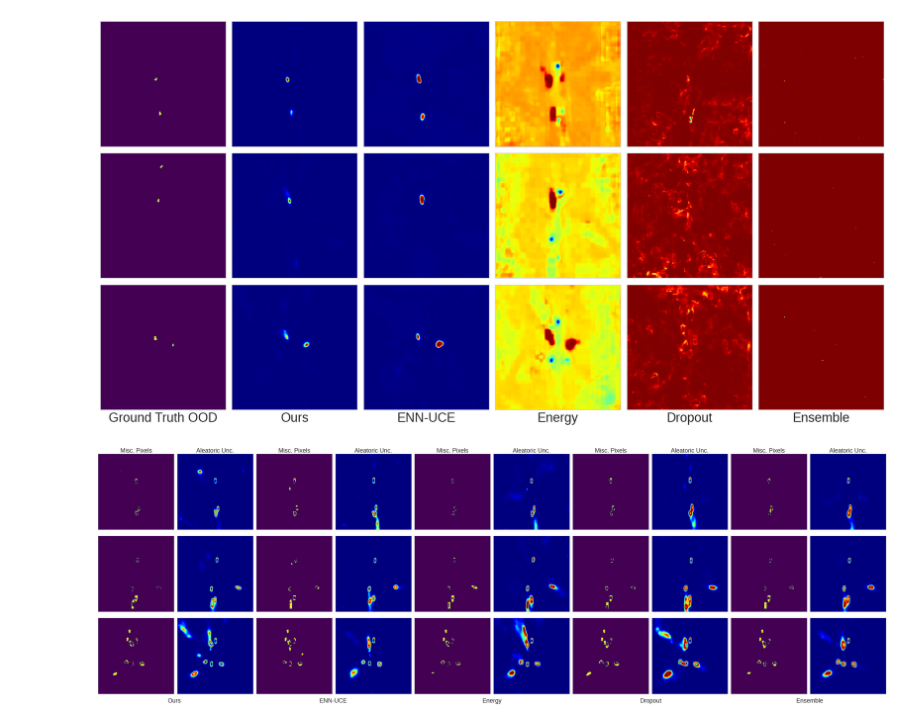
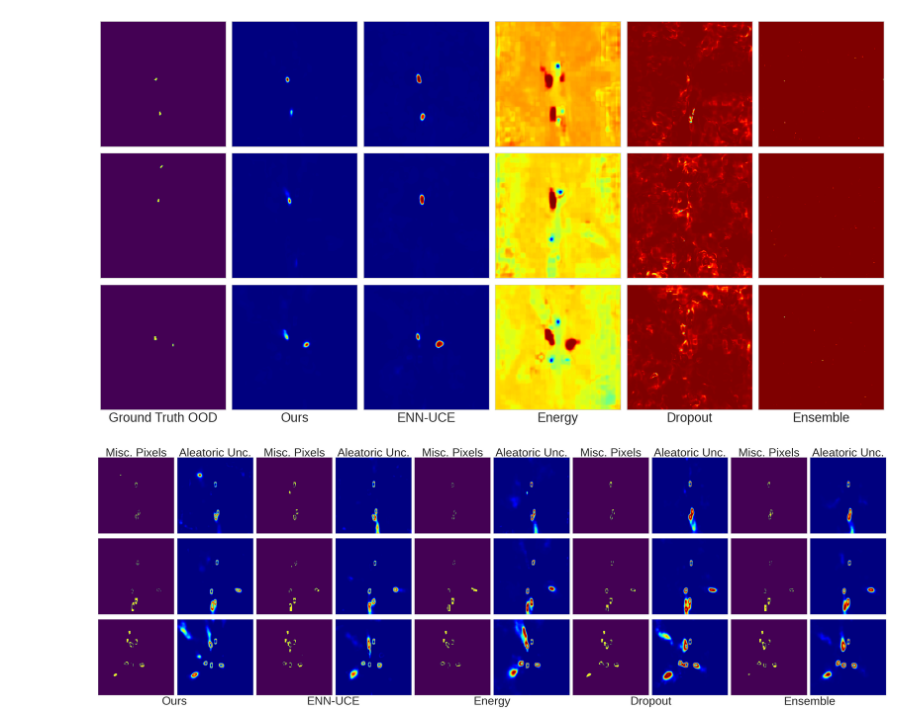
Before and after one commit to bluffish/ubev, a Jupyter notebook: notebooks/viz_kdd.ipynb, the cells around one changed output. Saved outputs shown, nothing was run; the diff lists cells and outputs as text; code cells hidden in the pictures.

```diff
--- a/notebooks/viz_kdd.ipynb
+++ b/notebooks/viz_kdd.ipynb
@@ -141,6 +141,7 @@ fig.savefig("ood.pdf", format="pdf")
 # %%
 fig, axs = plt.subplots(samples, nmodels*2, figsize=((nmodels*2) * size, size * (samples) + 1))
 fig.subplots_adjust(wspace=.05, hspace=.05)
+fsz = 42
 
 for ax in axs.flatten():
     ax.set_xticks([])
@@ -162,37 +163,37 @@ for i in range(samples):
         lmax = labels.argmax(dim=1)
         m = pmax.cpu() != lmax.cpu()
         axs[i, j * 2].imshow(m[0].cpu(), cmap="viridis")
         axs[i, j * 2 + 1].imshow(al[0, 0].cpu(), cmap='jet')
 
 
 for i in range(nmodels):
     axs[0, 2 * i].xaxis.set_label_position('top')
     axs[0, 2 * i + 1].xaxis.set_label_position('top')
-    axs[0, 2 * i].set_xlabel("Misc. Pixels", fontsize=22)
-    axs[0, 2 * i + 1].set_xlabel("Aleatoric Unc.", fontsize=22)
+    axs[0, 2 * i].set_xlabel("Misc. Pixels", fontsize=fsz)
+    axs[0, 2 * i + 1].set_xlabel("Aleatoric Unc.", fontsize=fsz)
 
 
 # axs[samples-1, 0].set_xlabel("UFCE VS ER Misclassified Pixels", fontsize=22)
 # axs[samples-1, 2].set_xlabel("UCE ENT VS ER", fontsize=22)
 # axs[samples-1, 4].set_xlabel("UFCE ER", fontsize=22)
 # axs[samples-1, 6].set_xlabel("UFCE", fontsize=22)
 # axs[samples-1, 8].set_xlabel("UCE", fontsize=22)
 n_labels = len(names)
 
 # Assuming `nmodels` is the number of models you have, and it dictates the column count
 # We calculate the midpoints based on subplot positions in the figure
 for i, text in enumerate(names):
     # Calculate midpoint position between subplots for the labels
     midpoint = ((2 * i + 1) / (2.0 * nmodels))  # Normalized units from 0 to 1
 
     # Use figure coordinates to place labels at the bottom, adjusting for tight_layout padding
-    fig.text(midpoint, 0, text, ha='center', va='center', fontsize=22)
+    fig.text(midpoint, 0, text, ha='center', va='center', fontsize=fsz)
 
 
 fig.tight_layout()
 fig.savefig("mis.pdf", format="pdf", bbox_inches='tight')
 # %% [output]
-[figure, old version]
+[figure, new version]
 # %%
 for i in range(100):
     images, intrinsics, extrinsics, labels, ood = nusc_data[i]
```
Also changed, not shown: 2 other files.
